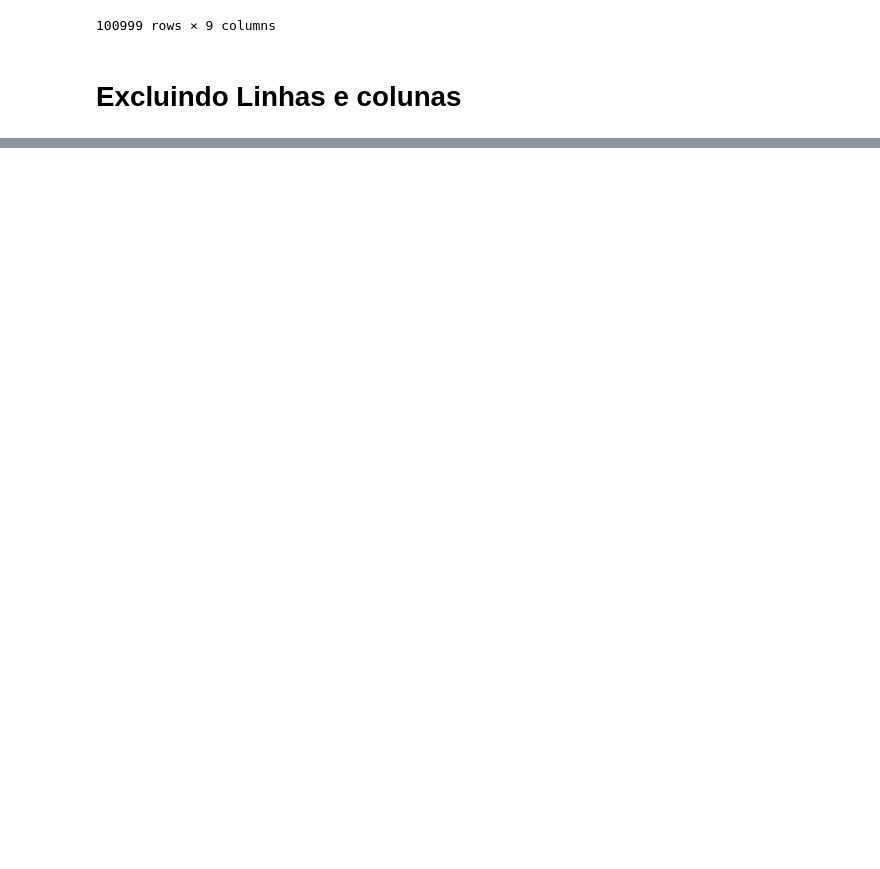
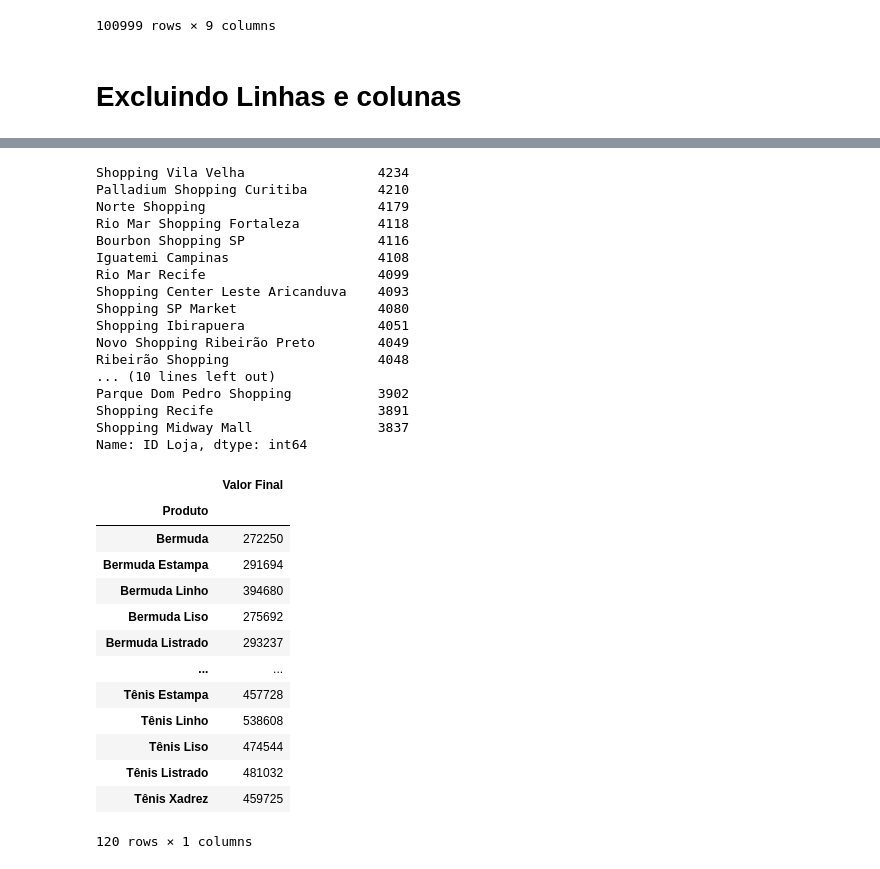
Before and after one commit to SrTesch/studying, a Jupyter notebook: learningPython/pandas/trying.ipynb, the cells around one changed output, grey strips where cells are left out. Drawn from its saved outputs; the diff is of its cells as text; code cells hidden in the pictures; blank space fills up the shorter version.

```diff
--- a/learningPython/pandas/trying.ipynb
+++ b/learningPython/pandas/trying.ipynb
@@ -189,0 +212,41 @@ display(tabelaVendas)
+# %%
+#value counts
+lojaTransaçoes = tabelaVendas['ID Loja'].value_counts()
+display(lojaTransaçoes)
+
+#group by
+
+produtoFaturamento = tabelaVendas[['Produto', 'Valor Final']].groupby('Produto').sum()
+display(produtoFaturamento)
+# %% [output]
+Shopping Vila Velha                 4234
+Palladium Shopping Curitiba         4210
+Norte Shopping                      4179
+Rio Mar Shopping Fortaleza          4118
+Bourbon Shopping SP                 4116
+Iguatemi Campinas                   4108
+Rio Mar Recife                      4099
+Shopping Center Leste Aricanduva    4093
+Shopping SP Market                  4080
+Shopping Ibirapuera                 4051
+Novo Shopping Ribeirão Preto        4049
+Ribeirão Shopping                   4048
+... (10 lines left out)
+Parque Dom Pedro Shopping           3902
+Shopping Recife                     3891
+Shopping Midway Mall                3837
+Name: ID Loja, dtype: int64
+|  | Valor Final |
+| Produto |  |
+| Bermuda | 272250 |
+| Bermuda Estampa | 291694 |
+| Bermuda Linho | 394680 |
+| Bermuda Liso | 275692 |
+| Bermuda Listrado | 293237 |
+| ... | ... |
+| Tênis Estampa | 457728 |
+| Tênis Linho | 538608 |
+| Tênis Liso | 474544 |
+| Tênis Listrado | 481032 |
+| Tênis Xadrez | 459725 |
+120 rows × 1 columns
```
Also changed, not shown: parts of 5 cells of this notebook, 2 other files.
